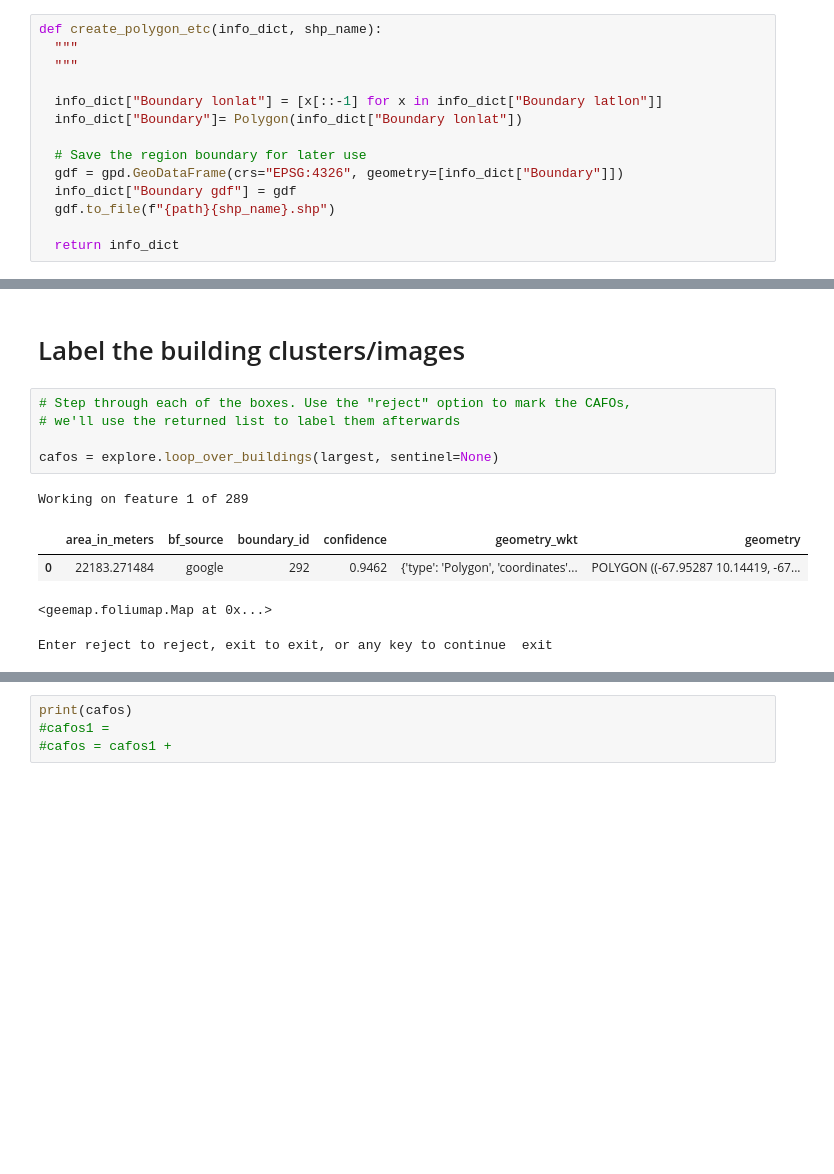
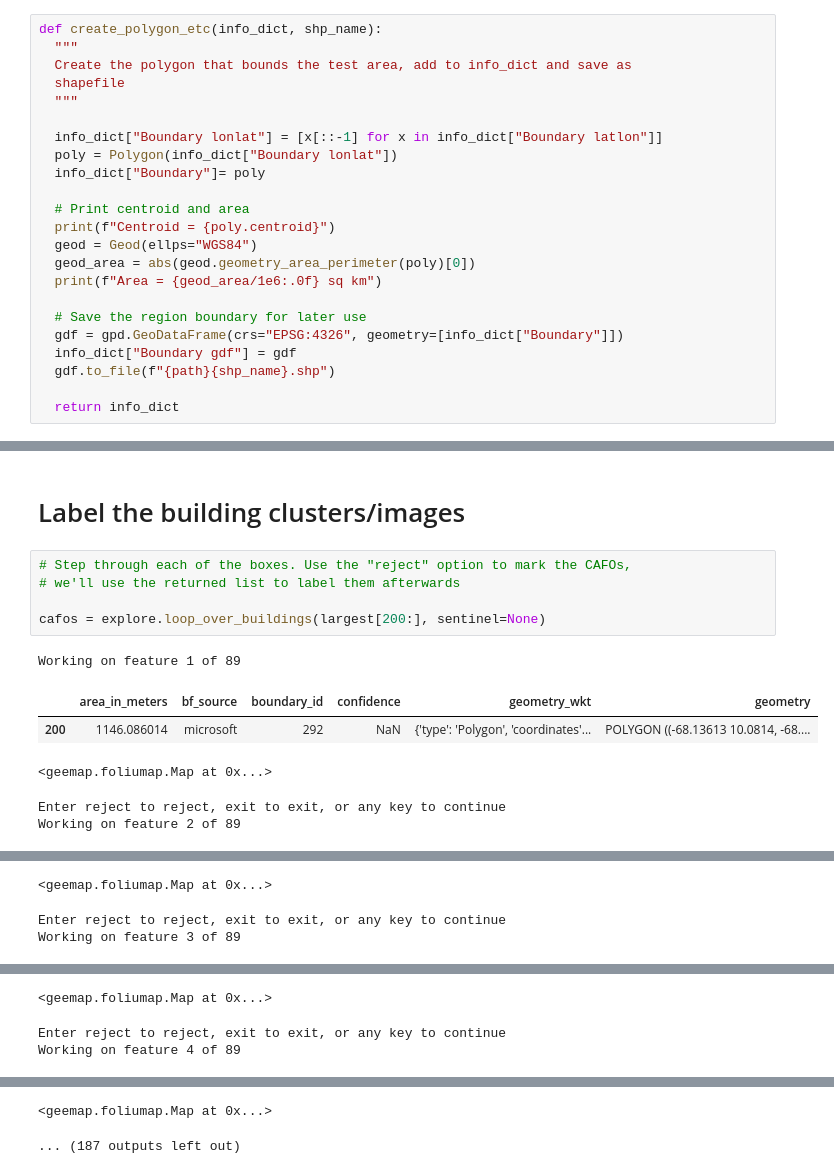
Before and after one commit to rachelemason/CAFO-AI, a Jupyter notebook: 6_testRegions.ipynb, the cells around one changed output, grey strips where cells are left out. Cells and saved outputs as stored; diff of their text form; blank space fills up the shorter version.

```diff
--- a/6_testRegions.ipynb
+++ b/6_testRegions.ipynb
@@ -25,10 +29,19 @@ Mounted at /content/drive
 # %%
 def create_polygon_etc(info_dict, shp_name):
   """
+  Create the polygon that bounds the test area, add to info_dict and save as
+  shapefile
   """
 
   info_dict["Boundary lonlat"] = [x[::-1] for x in info_dict["Boundary latlon"]]
-  info_dict["Boundary"]= Polygon(info_dict["Boundary lonlat"])
+  poly = Polygon(info_dict["Boundary lonlat"])
+  info_dict["Boundary"]= poly
+
+  # Print centroid and area
+  print(f"Centroid = {poly.centroid}")
+  geod = Geod(ellps="WGS84")
+  geod_area = abs(geod.geometry_area_perimeter(poly)[0])
+  print(f"Area = {geod_area/1e6:.0f} sq km")
 
   # Save the region boundary for later use
   gdf = gpd.GeoDataFrame(crs="EPSG:4326", geometry=[info_dict["Boundary"]])
@@ -248,11 +275,12 @@ Map
 # %%
 # Step through each of the boxes. Use the "reject" option to mark the CAFOs,
 # we'll use the returned list to label them afterwards
 
-cafos = explore.loop_over_buildings(largest, sentinel=None)
+cafos = explore.loop_over_buildings(largest[200:], sentinel=None)
 # %% [output]
-Working on feature 1 of 289
+Working on feature 1 of 89
 |  | area_in_meters | bf_source | boundary_id | confidence | geometry_wkt | geometry |
-| 0 | 22183.271484 | google | 292 | 0.9462 | {'type': 'Polygon', 'coordinates'... | POLYGON ((-67.95287 10.14419, -67... |
+| 200 | 1146.086014 | microsoft | 292 | NaN | {'type': 'Polygon', 'coordinates'... | POLYGON ((-68.13613 10.0814, -68.... |
 <geemap.foliumap.Map at 0x...>
-Enter reject to reject, exit to exit, or any key to continue  exit
+Enter reject to reject, exit to exit, or any key to continue
+Working on feature 2 of 89
@@ -258,0 +289,3 @@ Enter reject to reject, exit to exit, or any key to continue  exit
+<geemap.foliumap.Map at 0x...>
+Enter reject to reject, exit to exit, or any key to continue
+Working on feature 3 of 89
@@ -258,0 +294,3 @@ Enter reject to reject, exit to exit, or any key to continue  exit
+<geemap.foliumap.Map at 0x...>
+Enter reject to reject, exit to exit, or any key to continue
+Working on feature 4 of 89
@@ -259,4 +299,2 @@ Enter reject to reject, exit to exit, or any key to continue  exit
+<geemap.foliumap.Map at 0x...>
+... (187 outputs left out)
-# %%
-print(cafos)
-#cafos1 =
-#cafos = cafos1 +
```
Also changed, not shown: parts of 19 cells of this notebook, 1 other file.
